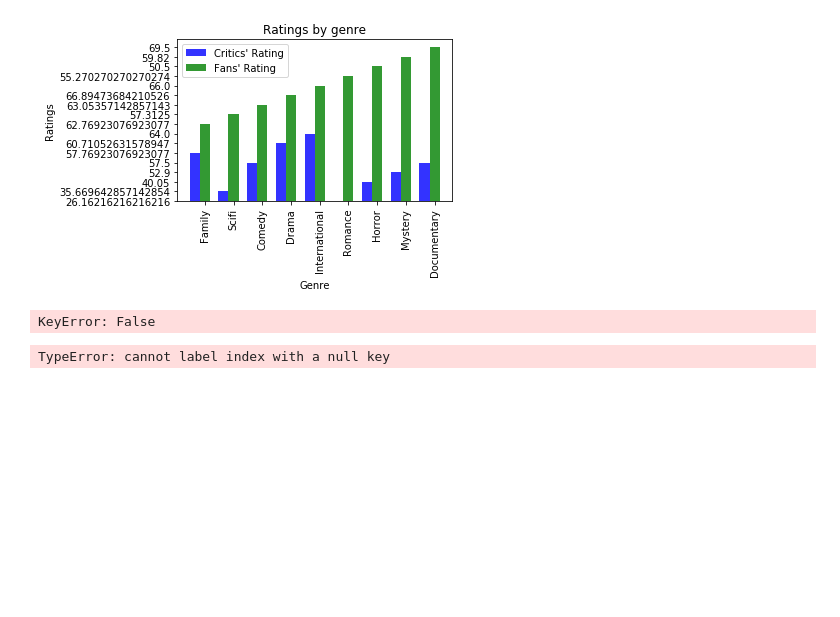
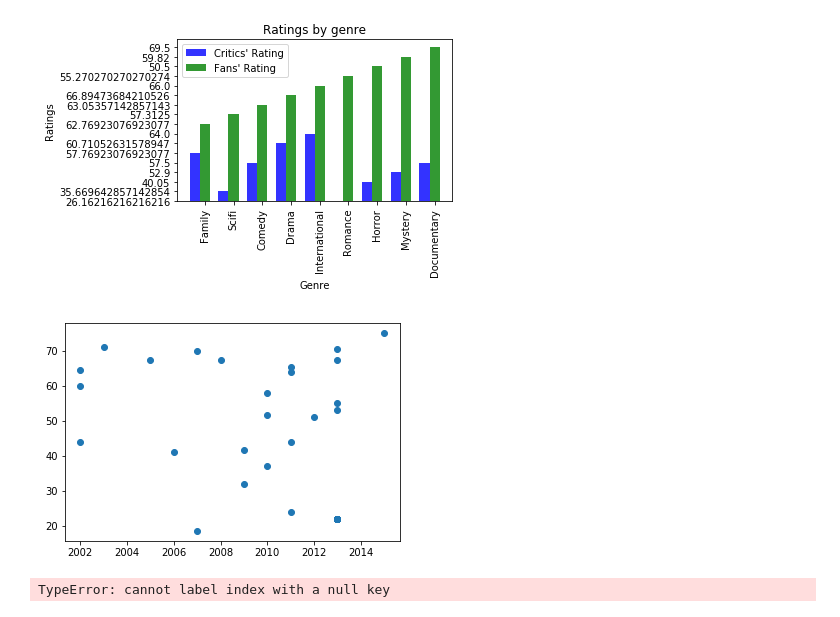
Before and after one commit to gqfiddler/movieRatings, a Jupyter notebook: Critical vs Popular Movie Ratings.ipynb, the cells around one changed output. Saved outputs shown, nothing was run; the diff lists cells and outputs as text; code cells hidden in the pictures; blank space fills up the shorter version.

```diff
--- a/Critical vs Popular Movie Ratings.ipynb
+++ b/Critical vs Popular Movie Ratings.ipynb
@@ -80,14 +82,14 @@ plt.show()
 # %% [output]
 [figure]
 # %%
-movies
+movies_df[movies_df["Scifi"]==1].head()
 
-# x = movies_df["Year"]
-# y = movies_df[movies_df["Scifi"==1]]["allCritics"]
-# plt.scatter(x,y)
-# plt.show()
+x = movies_df[movies_df["Scifi"]==1]["Year"]
+y = movies_df[movies_df["Scifi"]==1]["allCritics"]
+plt.scatter(x,y)
+plt.show()
 # %% [output]
-KeyError: False
+[figure, added]
 # %%
 ax = sns.barplot(x="Genre", y="allCritics", hue="bechdel", data=movies_df)
 plt.show()
```
Also changed, not shown: parts of 2 cells of this notebook.
